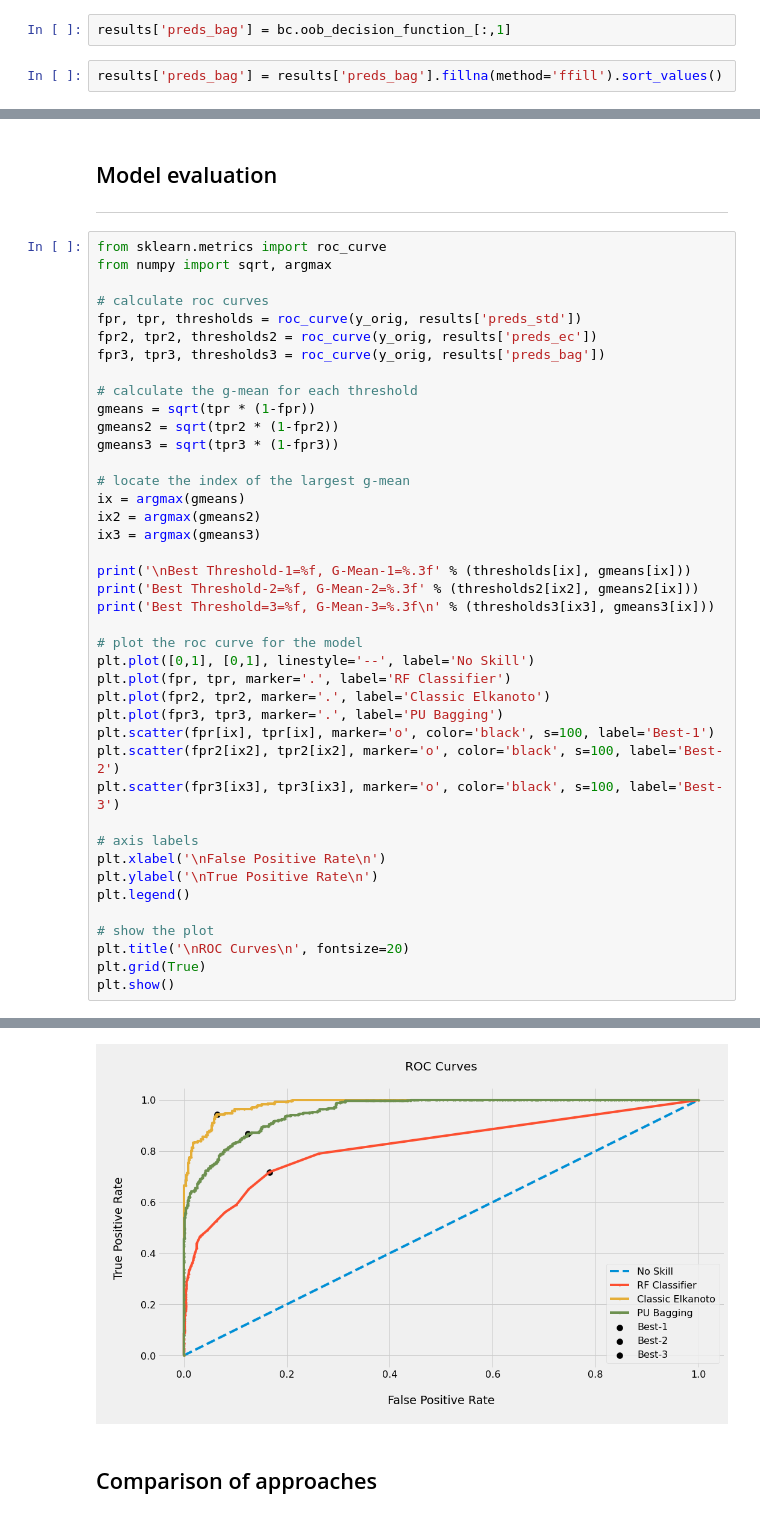
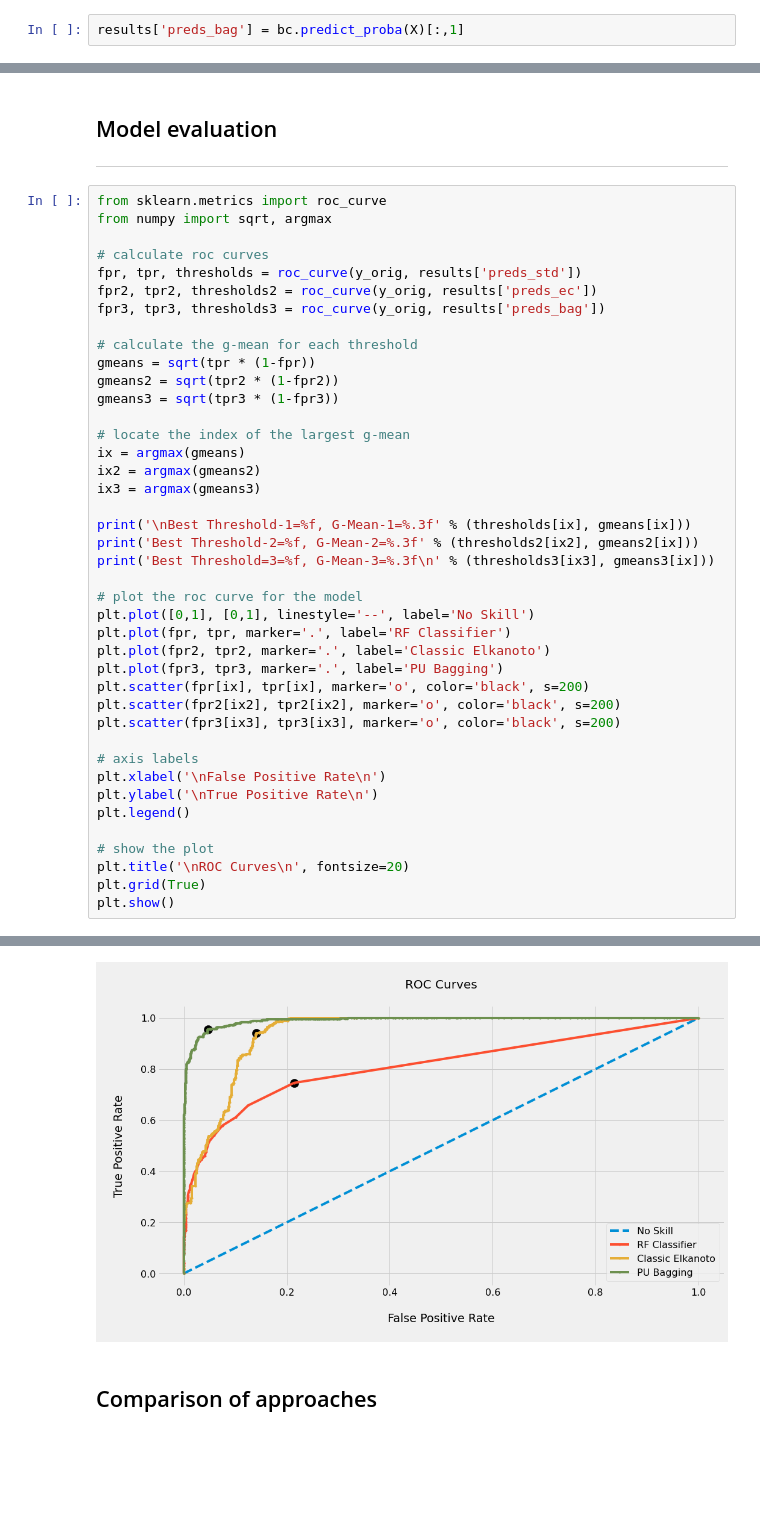
Before and after one commit to kentregs/PU-Learning-repo, a Jupyter notebook: [2] PU Learning ntbk - bank_auth.ipynb, the cells around one changed output, grey strips where cells are left out. Cells and saved outputs as stored; diff of their text form; blank space fills up the shorter version.

```diff
--- a/[2] PU Learning ntbk - bank_auth.ipynb
+++ b/[2] PU Learning ntbk - bank_auth.ipynb
@@ -411,9 +425,7 @@ Done. Time elapsed: 2.00s
 # %% [markdown]
 ### Extract only the 2nd column to get the predicted class probabilities on whether or not the input sample is unlabeled
 # %%
-results['preds_bag'] = bc.oob_decision_function_[:,1]
+results['preds_bag'] = bc.predict_proba(X)[:,1]
-# %%
-results['preds_bag'] = results['preds_bag'].fillna(method='ffill').sort_values()
 # %%
 results
 # %% [output]
@@ -466,9 +487,9 @@ plt.plot([0,1], [0,1], linestyle='--', label='No Skill')
 plt.plot(fpr, tpr, marker='.', label='RF Classifier')
 plt.plot(fpr2, tpr2, marker='.', label='Classic Elkanoto')
 plt.plot(fpr3, tpr3, marker='.', label='PU Bagging')
-plt.scatter(fpr[ix], tpr[ix], marker='o', color='black', s=100, label='Best-1')
-plt.scatter(fpr2[ix2], tpr2[ix2], marker='o', color='black', s=100, label='Best-2')
-plt.scatter(fpr3[ix3], tpr3[ix3], marker='o', color='black', s=100, label='Best-3')
+plt.scatter(fpr[ix], tpr[ix], marker='o', color='black', s=200)
+plt.scatter(fpr2[ix2], tpr2[ix2], marker='o', color='black', s=200)
+plt.scatter(fpr3[ix3], tpr3[ix3], marker='o', color='black', s=200)
 
 # axis labels
 plt.xlabel('\nFalse Positive Rate\n')
@@ -486,4 +507,4 @@ Best Threshold=3=0.359105, G-Mean-3=0.784
-[figure, old version]
+[figure, new version]
 # %% [markdown]
 ## Comparison of approaches
 # %%
```
Also changed, not shown: parts of 24 cells of this notebook.
